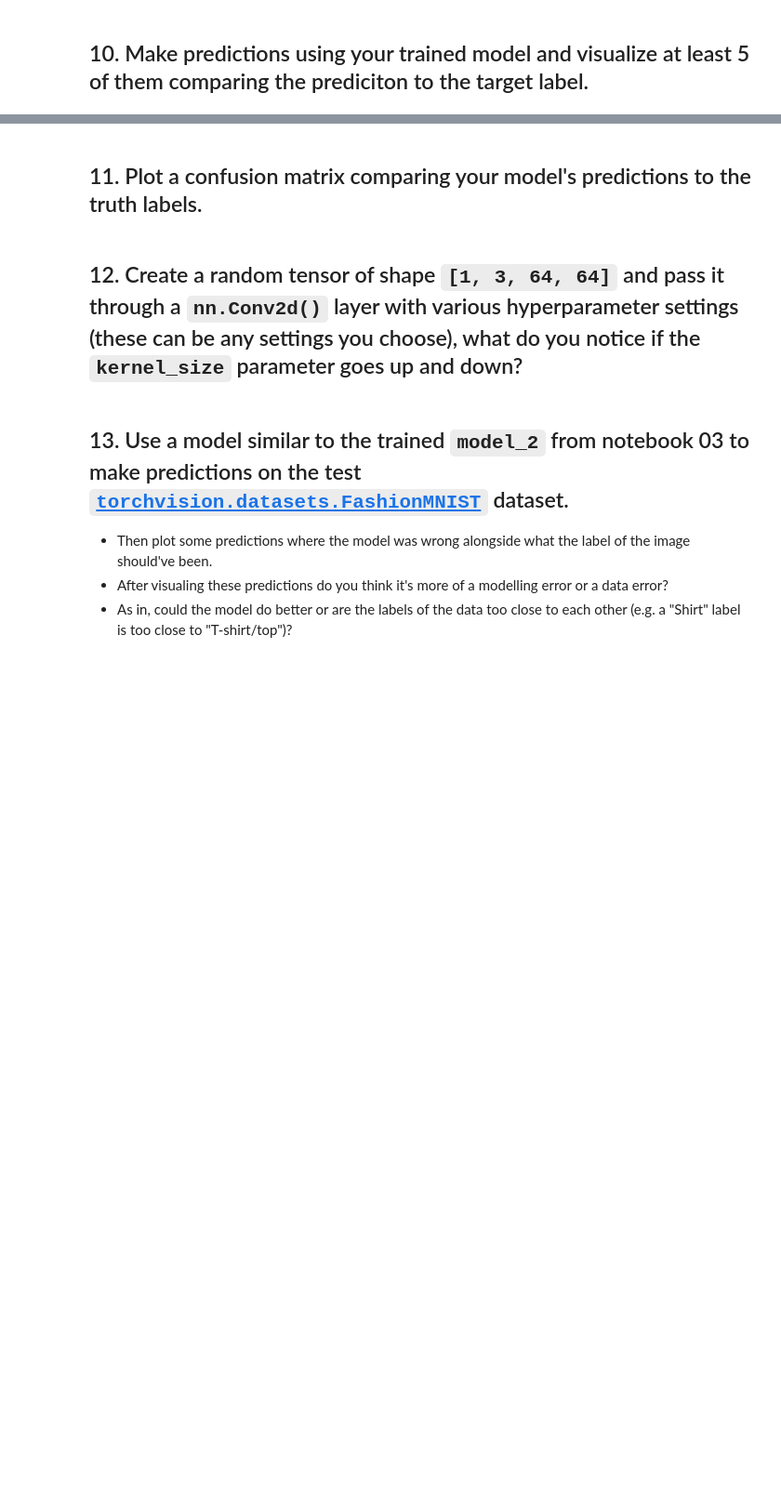
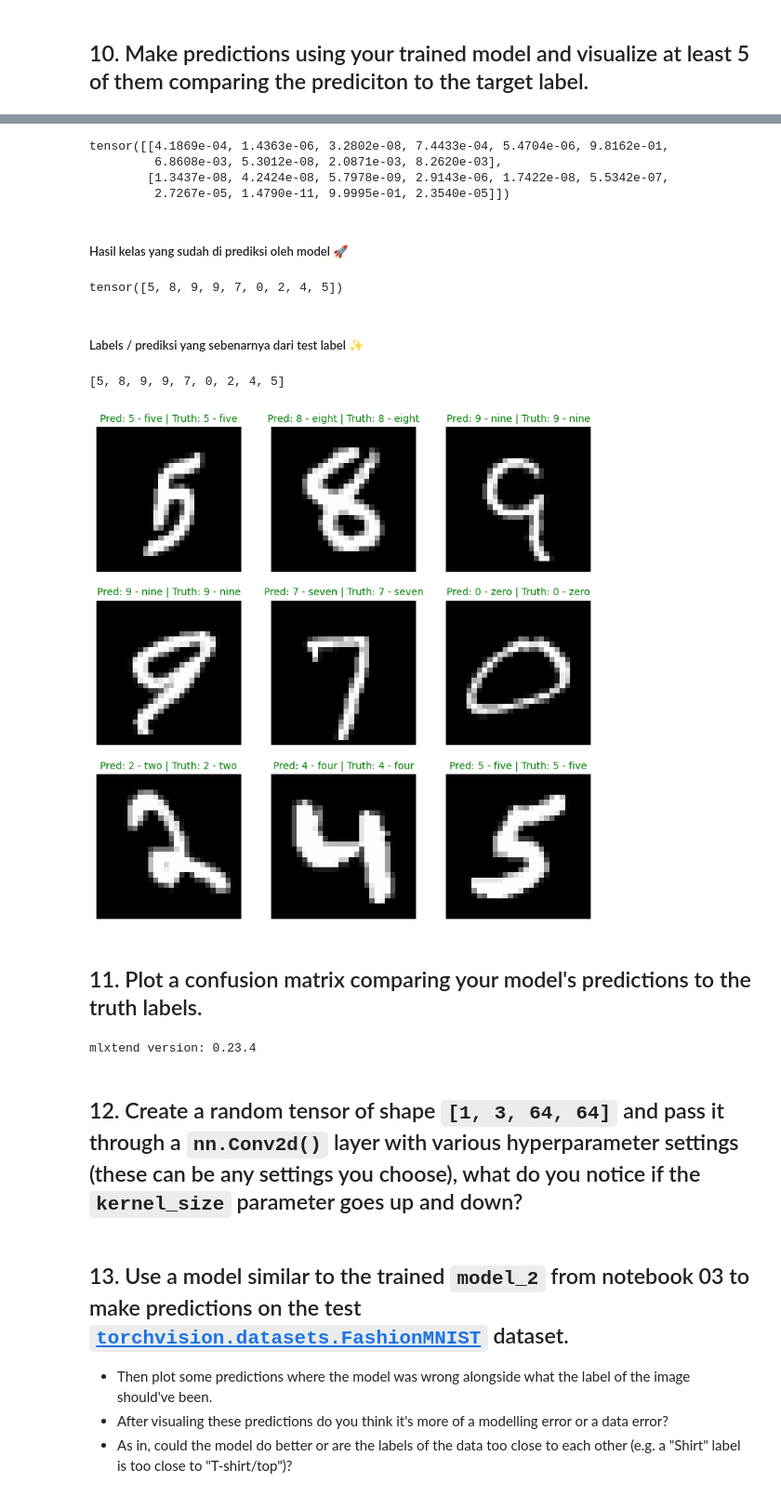
Before and after one commit to SiPilip/pytorch_course, a Jupyter notebook: 03_pytorch_computer_vision_exercises.ipynb, the cells around one changed output, grey strips where cells are left out. Shown: that part at 93% size. Cells and saved outputs as stored; diff of their text form; code cells hidden in the pictures; blank space fills up the shorter version.

```diff
--- a/03_pytorch_computer_vision_exercises.ipynb
+++ b/03_pytorch_computer_vision_exercises.ipynb
@@ -470,2 +522,70 @@ Test loss: 0.05814 | Test acc: 98.10%
+# %%
+# Lakukan prediksi
+pred_probs = make_predictions(model=model,
+                              data=test_samples)
+
+# Lihat 2 data pertama dari prediksi probabilitas (sebelum argmax)
+pred_probs[:2]
+# %% [output]
+tensor([[4.1869e-04, 1.4363e-06, 3.2802e-08, 7.4433e-04, 5.4704e-06, 9.8162e-01,
+         6.8608e-03, 5.3012e-08, 2.0871e-03, 8.2620e-03],
+        [1.3437e-08, 4.2424e-08, 5.7978e-09, 2.9143e-06, 1.7422e-08, 5.5342e-07,
+         2.7267e-05, 1.4790e-11, 9.9995e-01, 2.3540e-05]])
+# %%
+# Konversi prediksi probabilitas kedalam label
+pred_classes = pred_probs.argmax(dim=1)
+# %% [markdown]
+##### Hasil kelas yang sudah di prediksi oleh model 🚀
+# %%
+pred_classes
+# %% [output]
+tensor([5, 8, 9, 9, 7, 0, 2, 4, 5])
+# %% [markdown]
+##### Labels / prediksi yang sebenarnya dari test label ✨
+# %%
+test_labels
+# %% [output]
+[5, 8, 9, 9, 7, 0, 2, 4, 5]
+# %%
+# Plot prediksi
+plt.figure(figsize=(9,9))
+nrows = 3
+ncols = 3
+for i, sample in enumerate(test_samples):
+  # Buat suplot
+  plt.subplot(nrows, ncols, i+1)
+
+  # Plot target image
+  plt.imshow(sample.squeeze(), cmap='gray')
+
+  # Cari prediksi (dalam teks e.g. sandal)
+  pred_label = class_names[pred_classes[i]]
+
+  # Ambil label sebenarnya
+  truth_label = class_names[test_labels[i]]
+
+  # Ambil title dari plot nya
+  title_text = f"Pred: {pred_label} | Truth: {truth_label}"
+
+  # Cek kesamaan dari pred dan label benar, dan ganti warna atau title text
+  if pred_label == truth_label:
+    plt.title(title_text, fontsize=10, c="g")
+  else:
+    plt.title(title_text, fontsize=10, c="r")
+
+  plt.axis(False)
+# %% [output]
+[figure, added]
 # %% [markdown]
 ## 11. Plot a confusion matrix comparing your model's predictions to the truth labels.
+# %%
+# Lihat jika paket sudah terinstall didalam google collab
+try:
+  import torchmetrics, mlxtend
+  assert int(mlxtend.__version__.split(".")[1] >= 19)
+except:
+  !pip install -q torchmetrics -U mlxtend
+  import torchmetrics, mlxtend
+  print(f"mlxtend version: {mlxtend.__version__}")
+# %% [output]
+mlxtend version: 0.23.4
```
Also changed, not shown: parts of 9 cells of this notebook.
